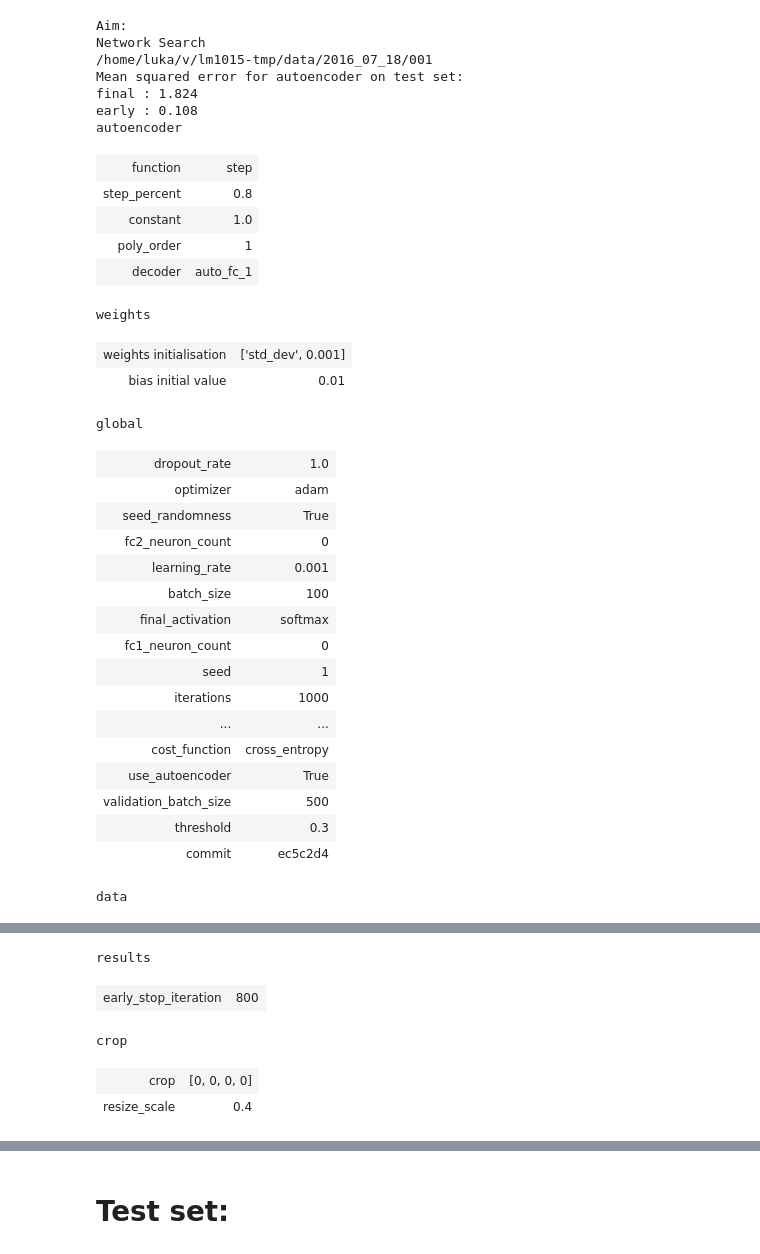
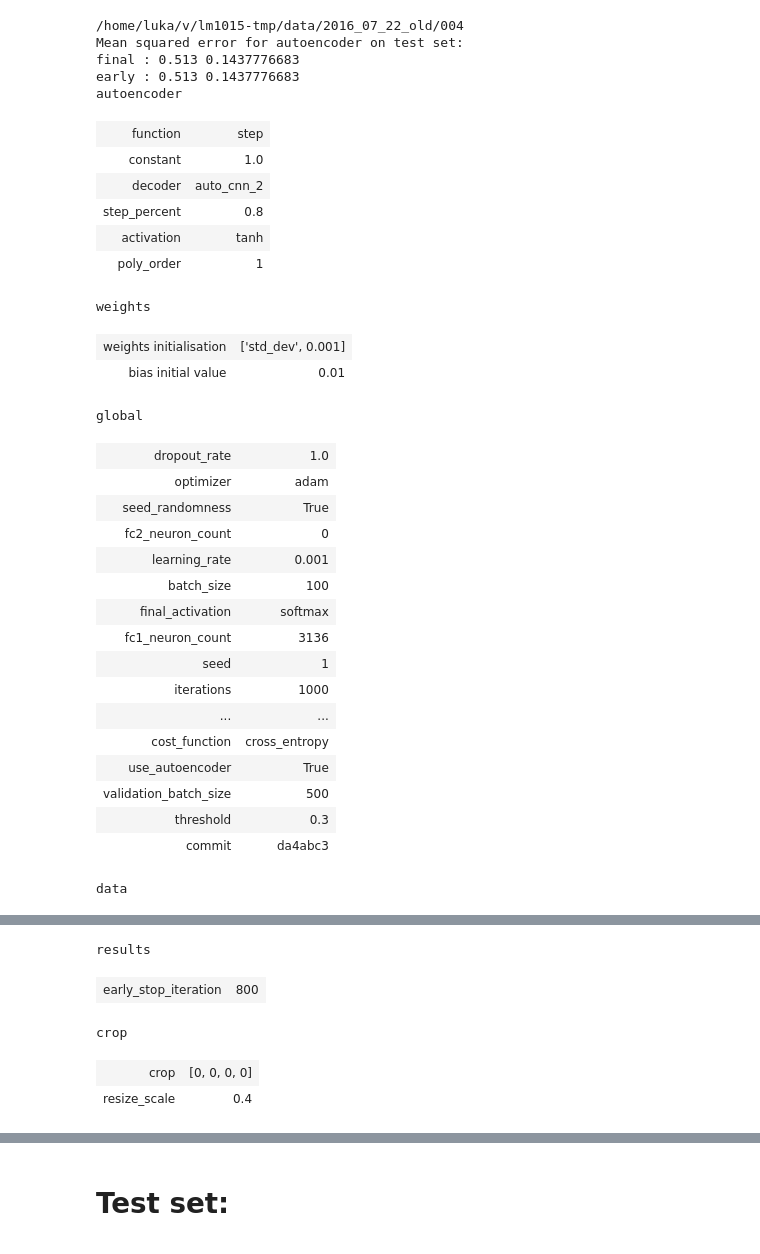
Before and after one commit to lotka/autofaces, a Jupyter notebook: notebooks/results.ipynb, the cells around one changed output, grey strips where cells are left out. Saved outputs shown, nothing was run; the diff lists cells and outputs as text; code cells hidden in the pictures.

```diff
--- a/notebooks/results.ipynb
+++ b/notebooks/results.ipynb
@@ -18,25 +62,24 @@ Done.
 # %%
 Results = results.Results
-ID = 1
+ID = 4
 
-date = '2016_07_18'
-r = Results(date, ID)
+date = '2016_07_22_old'
+r = Results(date, ID,local=False)
 print join('/home/luka/v/lm1015-tmp/data',join(date,prefix(ID,3)))
 r.print_auto_results()
 r.print_config()
 # %% [output]
-Aim:
-Network Search
-/home/luka/v/lm1015-tmp/data/2016_07_18/001
+/home/luka/v/lm1015-tmp/data/2016_07_22_old/004
 Mean squared error for autoencoder on test set:
-final : 1.824
-early : 0.108
+final : 0.513 0.1437776683
+early : 0.513 0.1437776683
 autoencoder
 | function | step |
+| constant | 1.0 |
+| decoder | auto_cnn_2 |
 | step_percent | 0.8 |
-| constant | 1.0 |
+| activation | tanh |
 | poly_order | 1 |
-| decoder | auto_fc_1 |
 weights
 | weights initialisation | ['std_dev', 0.001] |
 | bias initial value | 0.01 |
@@ -48,7 +91,7 @@ global
 | learning_rate | 0.001 |
 | batch_size | 100 |
 | final_activation | softmax |
-| fc1_neuron_count | 0 |
+| fc1_neuron_count | 3136 |
 | seed | 1 |
 | iterations | 1000 |
 | ... | ... |
@@ -56,7 +99,7 @@ global
 | use_autoencoder | True |
 | validation_batch_size | 500 |
 | threshold | 0.3 |
-| commit | ec5c2d4 |
+| commit | da4abc3 |
 data
 | image_region | full |
 | remove_empty_labels | True |
```
Also changed, not shown: parts of 11 cells of this notebook, 8 other files.
